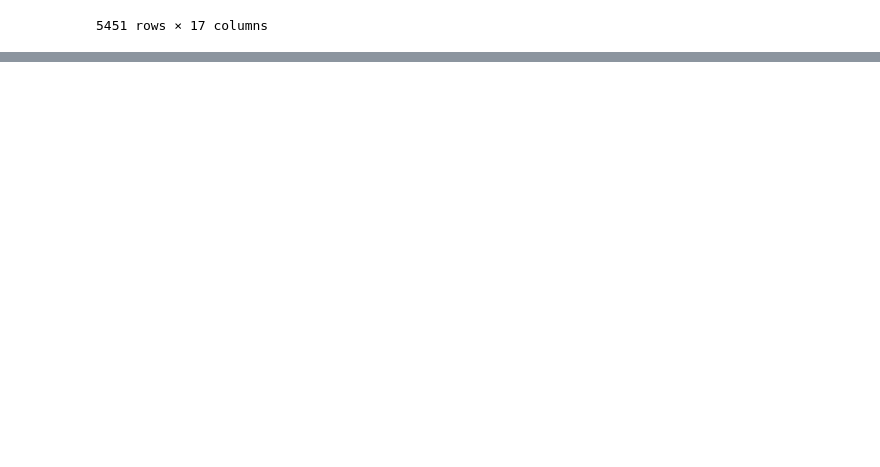
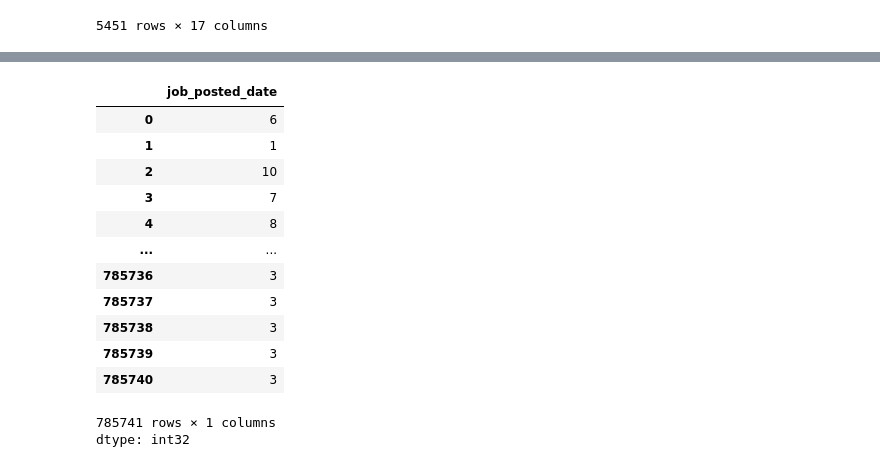
Before and after one commit to okiromosh/Learning-Python-Data, a Jupyter notebook: Python_Pandas.ipynb, the cells around one changed output, grey strips where cells are left out. Drawn from its saved outputs; the diff is of its cells as text; code cells hidden in the pictures; blank space fills up the shorter version.

```diff
--- a/Python_Pandas.ipynb
+++ b/Python_Pandas.ipynb
@@ -191,0 +196,8 @@ df[(df.job_title_short == 'Data Analyst') & (df.salary_year_avg.notna())] # Disp
+# %%
+import pandas as pd
+from datasets import load_dataset
+
+# Loading Data
+
+dataset = load_dataset('lukebarousse/data_jobs')
+df = dataset['train'].to_pandas()
@@ -191,0 +227,3 @@ df[(df.job_title_short == 'Data Analyst') & (df.salary_year_avg.notna())] # Disp
+# %%
+df['job_posted_date'] = pd.to_datetime(df.job_posted_date)
+df.info()
@@ -191,0 +248,17 @@ df[(df.job_title_short == 'Data Analyst') & (df.salary_year_avg.notna())] # Disp
+# %%
+df.job_posted_date.dt.month
+# %% [output]
+|  | job_posted_date |
+| 0 | 6 |
+| 1 | 1 |
+| 2 | 10 |
+| 3 | 7 |
+| 4 | 8 |
+| ... | ... |
+| 785736 | 3 |
+| 785737 | 3 |
+| 785738 | 3 |
+| 785739 | 3 |
+| 785740 | 3 |
+785741 rows × 1 columns
+dtype: int32
```
Also changed, not shown: parts of 9 cells of this notebook.
